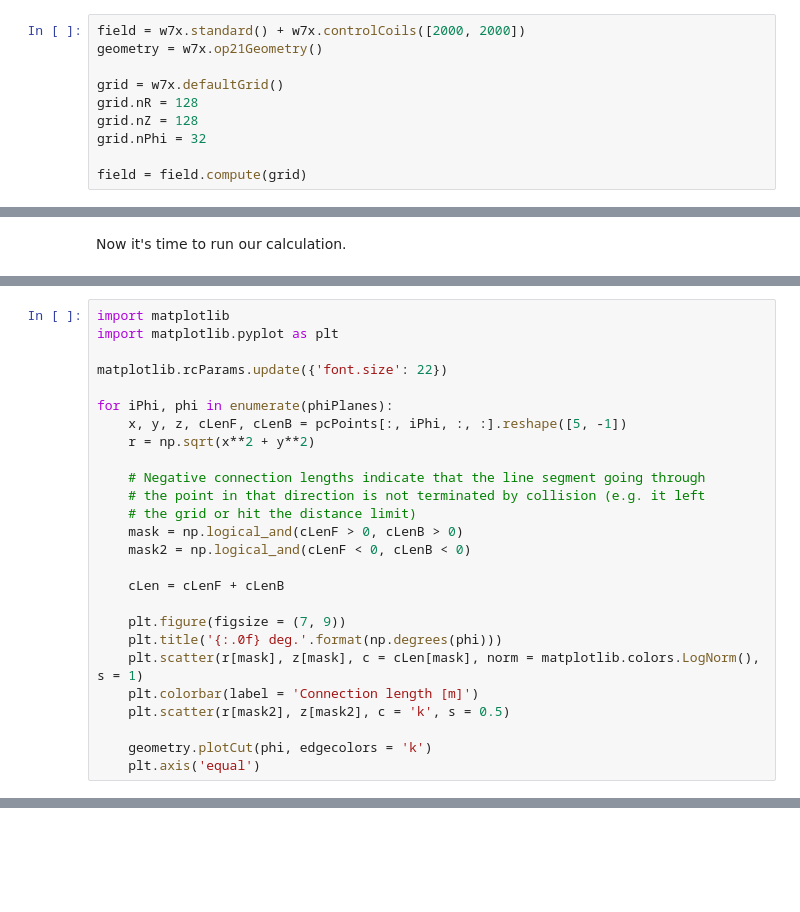
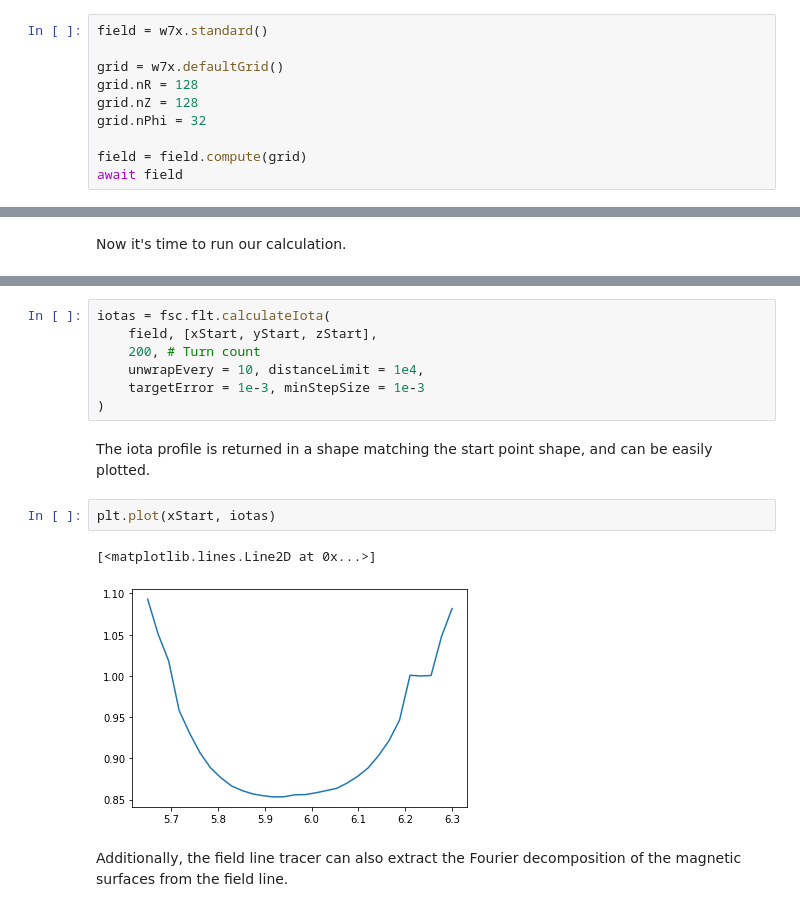
Before and after one commit to alexrobomind/fusionsc, a Jupyter notebook: src/docs/howto/CalculateIota.ipynb, the cells around one changed output, grey strips where cells are left out. Cells and saved outputs as stored; diff of their text form; blank space fills up the shorter version.

```diff
--- a/src/docs/howto/CalculateIota.ipynb
+++ b/src/docs/howto/CalculateIota.ipynb
@@ -17,6 +19,5 @@ Now we need to setup the geometry and magnetic field configuration.
 # %%
-field = w7x.standard() + w7x.controlCoils([2000, 2000])
-geometry = w7x.op21Geometry()
+field = w7x.standard()
 
 grid = w7x.defaultGrid()
 grid.nR = 128
@@ -24,4 +25,5 @@ grid.nZ = 128
 grid.nPhi = 32
 
 field = field.compute(grid)
+await field
 # %% [markdown]
@@ -72,26 +36,0 @@ We can now plot each series of intersection points. For this, we can also make u
-# %%
-import matplotlib
-import matplotlib.pyplot as plt
-
-matplotlib.rcParams.update({'font.size': 22})
-
-for iPhi, phi in enumerate(phiPlanes):
-    x, y, z, cLenF, cLenB = pcPoints[:, iPhi, :, :].reshape([5, -1])
-    r = np.sqrt(x**2 + y**2)
-
-    # Negative connection lengths indicate that the line segment going through
-    # the point in that direction is not terminated by collision (e.g. it left
-    # the grid or hit the distance limit)
-    mask = np.logical_and(cLenF > 0, cLenB > 0)
-    mask2 = np.logical_and(cLenF < 0, cLenB < 0)
-
-    cLen = cLenF + cLenB
-
-    plt.figure(figsize = (7, 9))
-    plt.title('{:.0f} deg.'.format(np.degrees(phi)))
-    plt.scatter(r[mask], z[mask], c = cLen[mask], norm = matplotlib.colors.LogNorm(), s = 1)
-    plt.colorbar(label = 'Connection length [m]')
-    plt.scatter(r[mask2], z[mask2], c = 'k', s = 0.5)
-
-    geometry.plotCut(phi, edgecolors = 'k')
-    plt.axis('equal')
@@ -104,0 +37,16 @@ for iPhi, phi in enumerate(phiPlanes):
+# %%
+iotas = fsc.flt.calculateIota(
+    field, [xStart, yStart, zStart],
+    200, # Turn count
+    unwrapEvery = 10, distanceLimit = 1e4,
+    targetError = 1e-3, minStepSize = 1e-3
+)
+# %% [markdown]
+The iota profile is returned in a shape matching the start point shape, and can be easily plotted.
+# %%
+plt.plot(xStart, iotas)
+# %% [output]
+[<matplotlib.lines.Line2D at 0x...>]
+[figure, added]
+# %% [markdown]
+Additionally, the field line tracer can also extract the Fourier decomposition of the magnetic surfaces from the field line.
```
Also changed, not shown: parts of 24 cells of this notebook.
